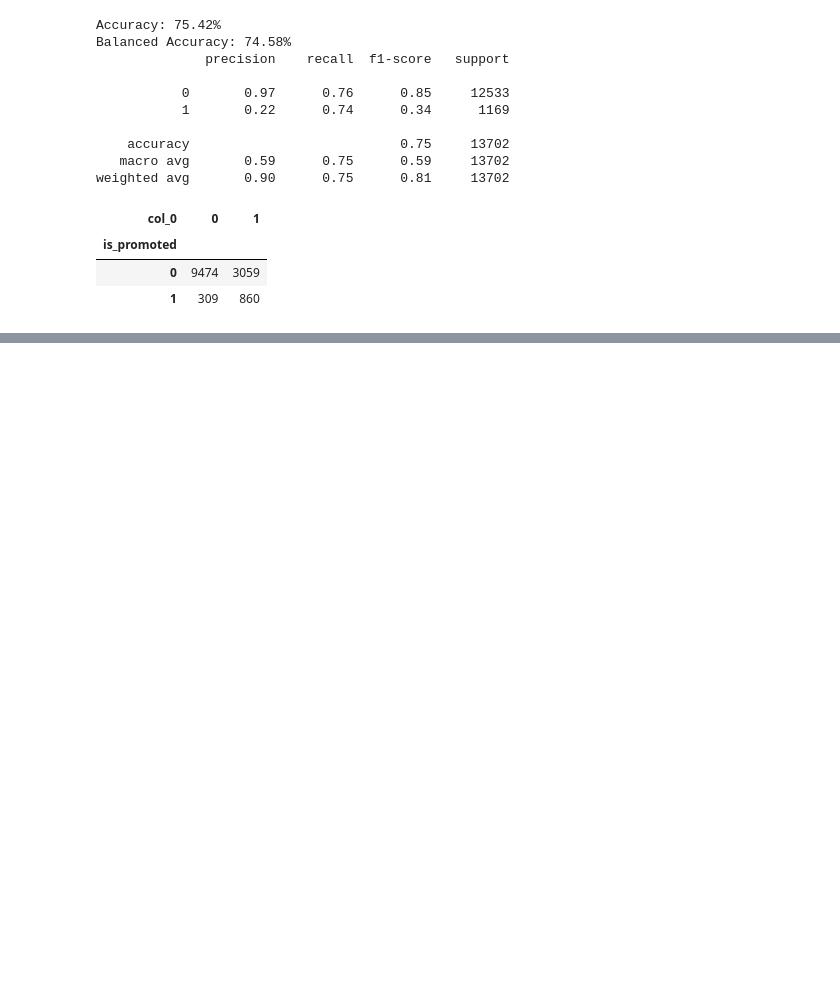
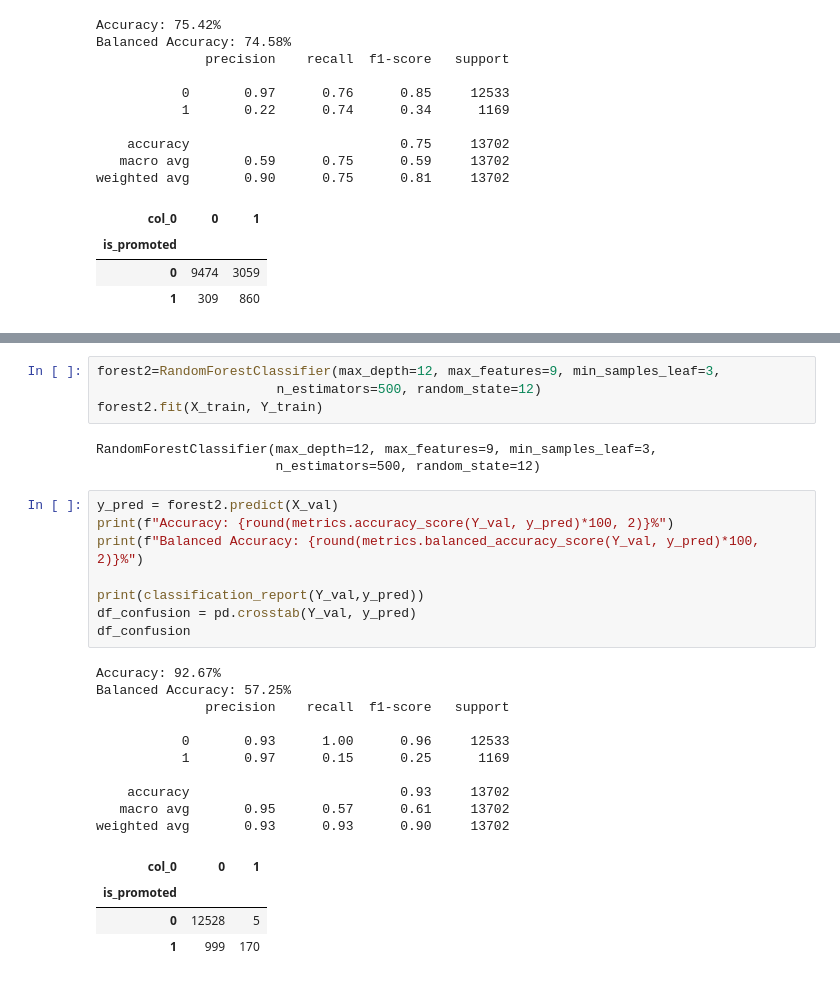
Before and after one commit to lakshyagupta2409/HRAnalytics, a Jupyter notebook: DataExplorationAnd Cleaning.ipynb, the cells around one changed output, grey strips where cells are left out. Saved outputs shown, nothing was run; the diff lists cells and outputs as text; blank space fills up the shorter version.

```diff
--- a/DataExplorationAnd Cleaning.ipynb
+++ b/DataExplorationAnd Cleaning.ipynb
@@ -288,0 +439,30 @@ weighted avg       0.90      0.75      0.81     13702
+# %%
+forest2=RandomForestClassifier(max_depth=12, max_features=9, min_samples_leaf=3,
+                       n_estimators=500, random_state=12)
+forest2.fit(X_train, Y_train)
+# %% [output]
+RandomForestClassifier(max_depth=12, max_features=9, min_samples_leaf=3,
+                       n_estimators=500, random_state=12)
+# %%
+y_pred = forest2.predict(X_val)
+print(f"Accuracy: {round(metrics.accuracy_score(Y_val, y_pred)*100, 2)}%")
+print(f"Balanced Accuracy: {round(metrics.balanced_accuracy_score(Y_val, y_pred)*100, 2)}%")
+
+print(classification_report(Y_val,y_pred))
+df_confusion = pd.crosstab(Y_val, y_pred)
+df_confusion
+# %% [output]
+Accuracy: 92.67%
+Balanced Accuracy: 57.25%
+              precision    recall  f1-score   support
+
+           0       0.93      1.00      0.96     12533
+           1       0.97      0.15      0.25      1169
+
+    accuracy                           0.93     13702
+   macro avg       0.95      0.57      0.61     13702
+weighted avg       0.93      0.93      0.90     13702
+| col_0 | 0 | 1 |
+| is_promoted |  |  |
+| 0 | 12528 | 5 |
+| 1 | 999 | 170 |
```
Also changed, not shown: parts of 19 cells of this notebook, 1 other file.
